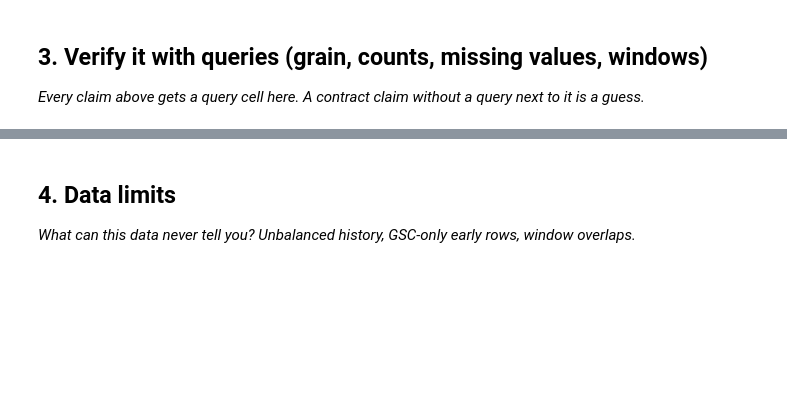
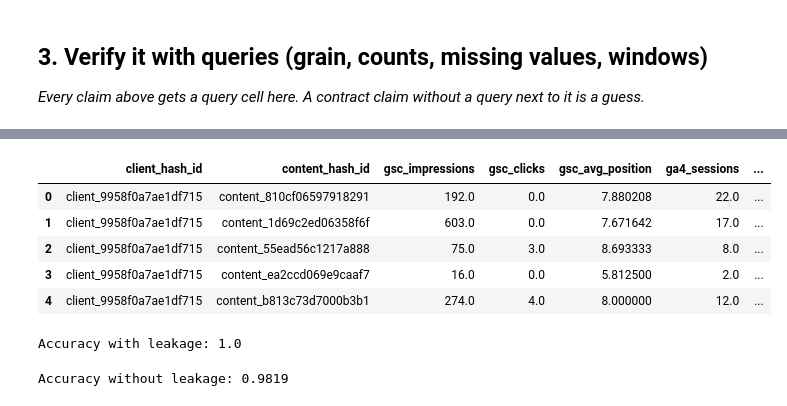
Before and after one commit to ankita0531/ML, a Jupyter notebook: work/notebooks/w03_data_contract.ipynb, the cells around one changed output, grey strips where cells are left out. Cells and saved outputs as stored; diff of their text form; code cells hidden in the pictures; blank space fills up the shorter version.

```diff
--- a/work/notebooks/w03_data_contract.ipynb
+++ b/work/notebooks/w03_data_contract.ipynb
@@ -27,7 +244,16 @@ This skeleton is yours to fill. Work the sections **in order** — each one has
 # %%
 # This cell is for CODE (numbers, a query, a check).
 # Write your text answer in the cell ABOVE this one — typing sentences here breaks Run All.
+leakage_test = feature_label.copy()
+
+# Deliberate leakage: use the target itself as a feature
+leakage_test["leaky_feature"] = leakage_test["is_declining_proxy"]
+
+leakage_test.head()
+# %% [output]
+|  | client_hash_id | content_hash_id | gsc_impressions | gsc_clicks | gsc_avg_position | ga4_sessions | ... |
+| 0 | client_9958f0a7ae1df715 | content_810cf06597918291 | 192.0 | 0.0 | 7.880208 | 22.0 | ... |
+| 1 | client_9958f0a7ae1df715 | content_1d69c2ed06358f6f | 603.0 | 0.0 | 7.671642 | 17.0 | ... |
+| 2 | client_9958f0a7ae1df715 | content_55ead56c1217a888 | 75.0 | 3.0 | 8.693333 | 8.0 | ... |
+| 3 | client_9958f0a7ae1df715 | content_ea2ccd069e9caaf7 | 16.0 | 0.0 | 5.812500 | 2.0 | ... |
+| 4 | client_9958f0a7ae1df715 | content_b813c73d7000b3b1 | 274.0 | 4.0 | 8.000000 | 12.0 | ... |
-# %% [markdown]
-## 4. Data limits
-
-*What can this data never tell you? Unbalanced history, GSC-only early rows, window overlaps.*
@@ -36,0 +260,62 @@ This skeleton is yours to fill. Work the sections **in order** — each one has
+# %%
+from sklearn.model_selection import train_test_split
+from sklearn.tree import DecisionTreeClassifier
+from sklearn.metrics import accuracy_score
+
+X = leakage_test[[
+    "gsc_impressions",
+    "gsc_clicks",
+    "gsc_avg_position",
+    "ga4_sessions",
+    "ga4_engaged_sessions",
+    "leaky_feature"
+]]
+
+y = leakage_test["is_declining_proxy"]
+
+X_train, X_test, y_train, y_test = train_test_split(
+    X, y,
+    test_size=0.2,
+    random_state=42,
+    stratify=y
+)
+
+model = DecisionTreeClassifier(max_depth=3, random_state=42)
+model.fit(X_train, y_train)
+
+pred = model.predict(X_test)
+
+leaky_accuracy = accuracy_score(y_test, pred)
+
+print("Accuracy with leakage:", round(leaky_accuracy, 4))
+# %% [output]
+Accuracy with leakage: 1.0
+# %%
+honest_features = [
+    "gsc_impressions",
+    "gsc_clicks",
+    "gsc_avg_position",
+    "ga4_sessions",
+    "ga4_engaged_sessions"
+]
+
+X_honest = feature_label[honest_features]
+y_honest = feature_label["is_declining_proxy"]
+
+X_train, X_test, y_train, y_test = train_test_split(
+    X_honest, y_honest,
+    test_size=0.2,
+    random_state=42,
+    stratify=y_honest
+)
+
+honest_model = DecisionTreeClassifier(max_depth=3, random_state=42)
+honest_model.fit(X_train, y_train)
+
+honest_pred = honest_model.predict(X_test)
+
+honest_accuracy = accuracy_score(y_test, honest_pred)
+
+print("Accuracy without leakage:", round(honest_accuracy, 4))
+# %% [output]
+Accuracy without leakage: 0.9819
```
Also changed, not shown: parts of 21 cells of this notebook.
